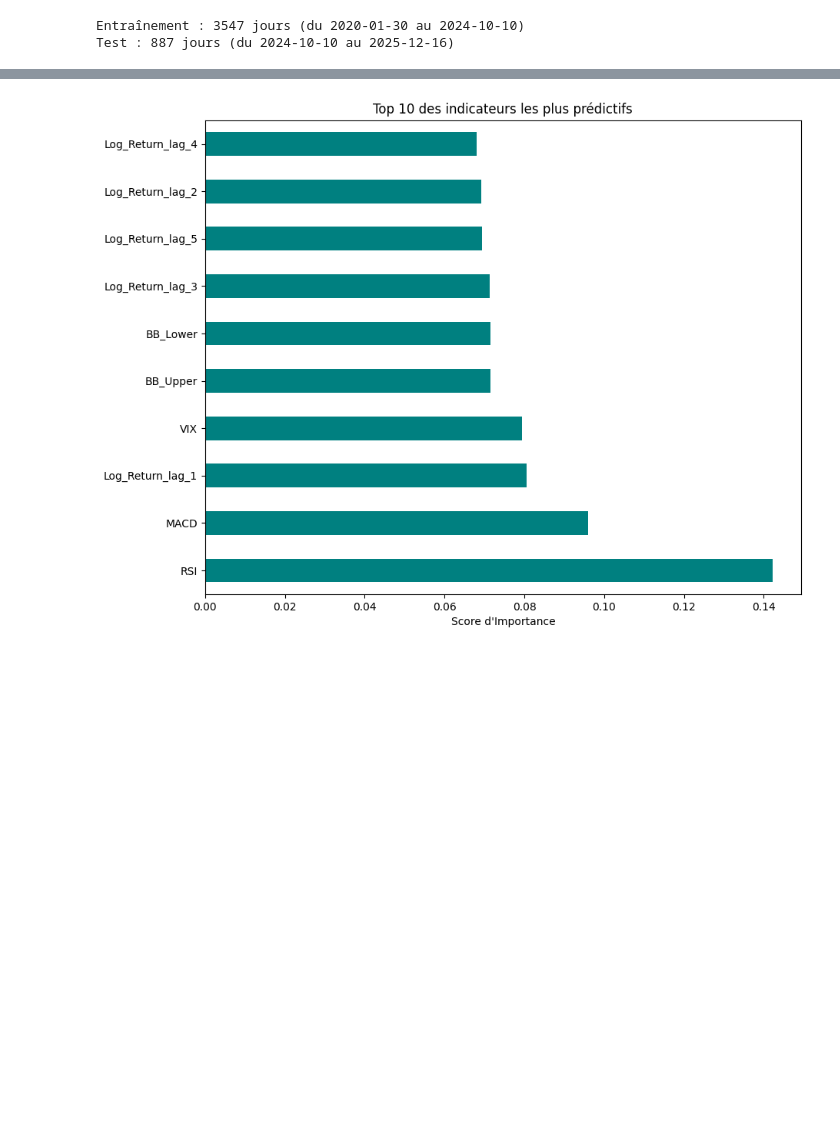
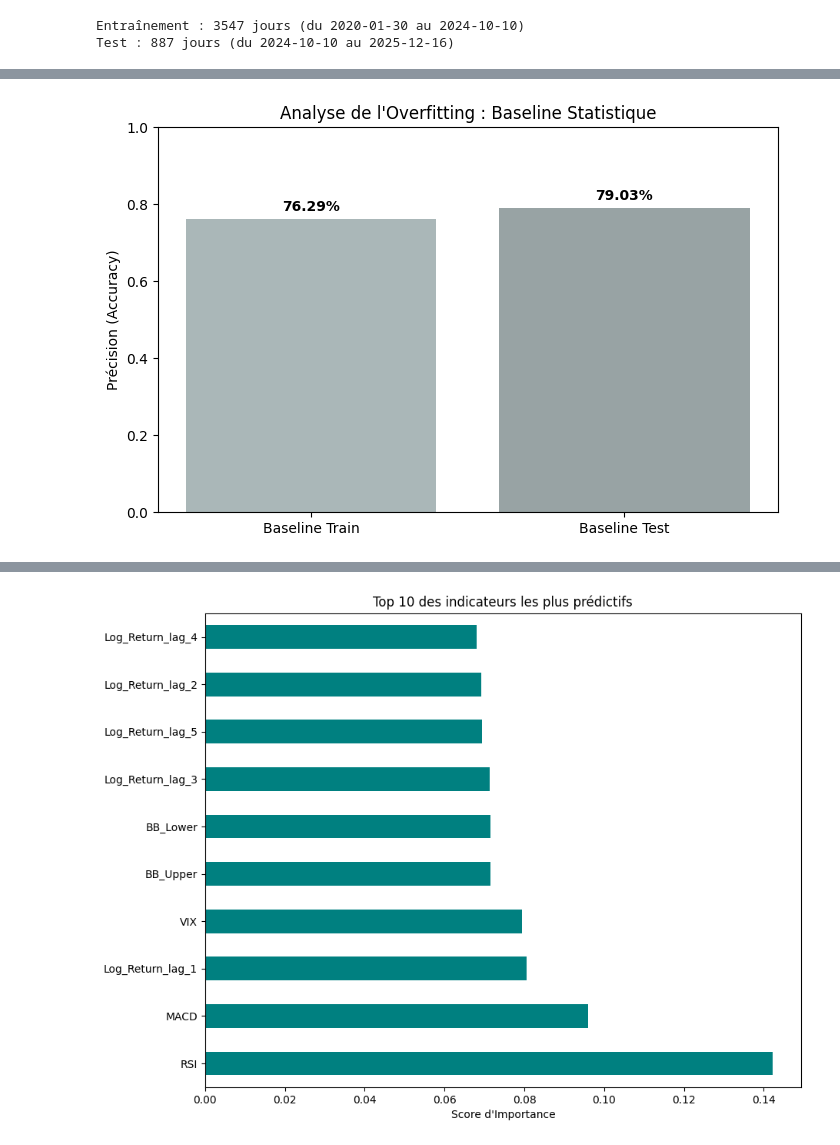
Before and after one commit to Youssef-0202/Data-Mining-Project-, a Jupyter notebook: notebooks/3_baseline_vs_xgboost.ipynb, the cells around one changed output, grey strips where cells are left out. Cells and saved outputs as stored; diff of their text form; code cells hidden in the pictures; blank space fills up the shorter version.

```diff
--- a/notebooks/3_baseline_vs_xgboost.ipynb
+++ b/notebooks/3_baseline_vs_xgboost.ipynb
@@ -60,0 +150,25 @@ Accuracy à battre (Baseline) : 53.33%
+# %%
+import matplotlib.pyplot as plt
+
+# 1. Calcul des scores Train et Test pour la Régression Logistique
+# On utilise les données scalées car c'est ce qui a donné 79%
+log_reg_train_acc = log_reg.score(X_train_scaled, y_train)
+log_reg_test_acc = log_reg.score(X_test_scaled, y_test)
+
+# 2. Visualisation de la comparaison
+plt.figure(figsize=(8, 5))
+labels = ['Baseline Train', 'Baseline Test']
+scores = [log_reg_train_acc, log_reg_test_acc]
+
+plt.bar(labels, scores, color=['#95a5a6', '#7f8c8d'], alpha=0.8)
+plt.ylim(0, 1)
+plt.ylabel('Précision (Accuracy)')
+plt.title('Analyse de l\'Overfitting : Baseline Statistique')
+
+# Ajout des pourcentages
+for i, v in enumerate(scores):
+    plt.text(i, v + 0.02, f"{v:.2%}", ha='center', fontweight='bold')
+
+plt.show()
+# %% [output]
+[figure, added]
```
Also changed, not shown: parts of 15 cells of this notebook.
